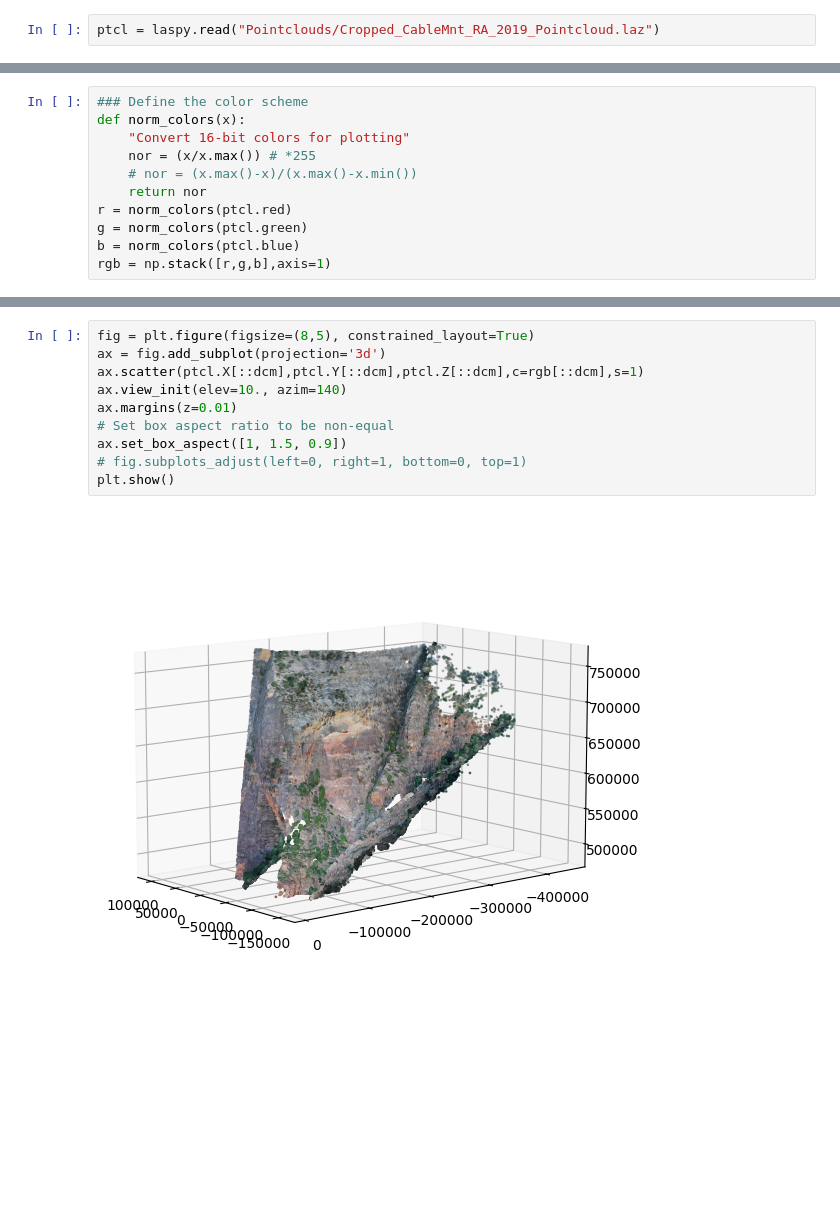
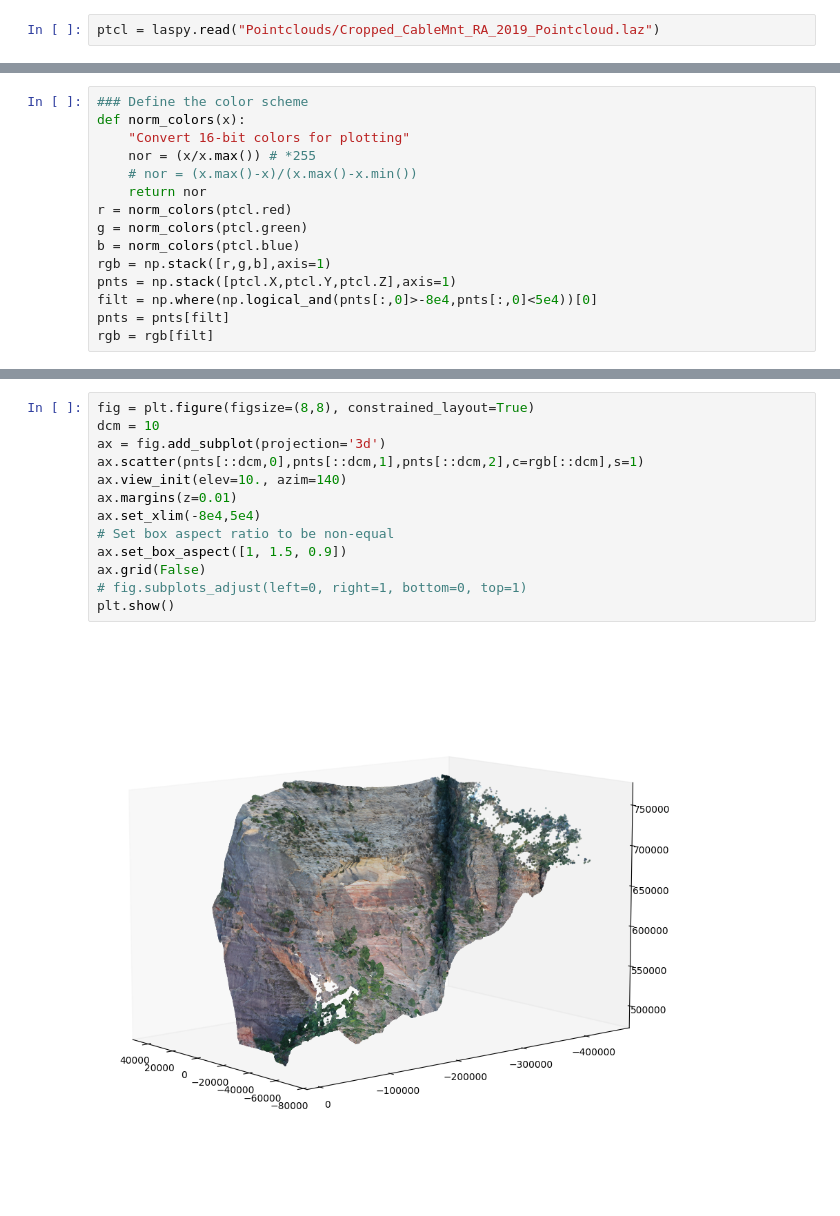
Before and after one commit to Josesx506/UA_PhD_Coursework_Assignments, a Jupyter notebook: 2024_Spring/GEN_580/Project/Final_Proj.ipynb, the cells around one changed output, grey strips where cells are left out. Cells and saved outputs as stored; diff of their text form; blank space fills up the shorter version.

Commit message:
updated plots showing cross-section profiles for MNE580 final project

```diff
--- a/2024_Spring/GEN_580/Project/Final_Proj.ipynb
+++ b/2024_Spring/GEN_580/Project/Final_Proj.ipynb
@@ -21,3 +76,7 @@ r = norm_colors(ptcl.red)
 g = norm_colors(ptcl.green)
 b = norm_colors(ptcl.blue)
 rgb = np.stack([r,g,b],axis=1)
+pnts = np.stack([ptcl.X,ptcl.Y,ptcl.Z],axis=1)
+filt = np.where(np.logical_and(pnts[:,0]>-8e4,pnts[:,0]<5e4))[0]
+pnts = pnts[filt]
+rgb = rgb[filt]
@@ -35,12 +83,15 @@ plt.show()
 # %%
-fig = plt.figure(figsize=(8,5), constrained_layout=True)
+fig = plt.figure(figsize=(8,8), constrained_layout=True)
+dcm = 10
 ax = fig.add_subplot(projection='3d')
-ax.scatter(ptcl.X[::dcm],ptcl.Y[::dcm],ptcl.Z[::dcm],c=rgb[::dcm],s=1)
+ax.scatter(pnts[::dcm,0],pnts[::dcm,1],pnts[::dcm,2],c=rgb[::dcm],s=1)
 ax.view_init(elev=10., azim=140)
 ax.margins(z=0.01)
+ax.set_xlim(-8e4,5e4)
 # Set box aspect ratio to be non-equal
 ax.set_box_aspect([1, 1.5, 0.9])
+ax.grid(False)
 # fig.subplots_adjust(left=0, right=1, bottom=0, top=1)
 plt.show()
 # %% [output]
-[figure, old version]
+[figure, new version]
```
Also changed, not shown: parts of 7 cells of this notebook, 4 other files.
